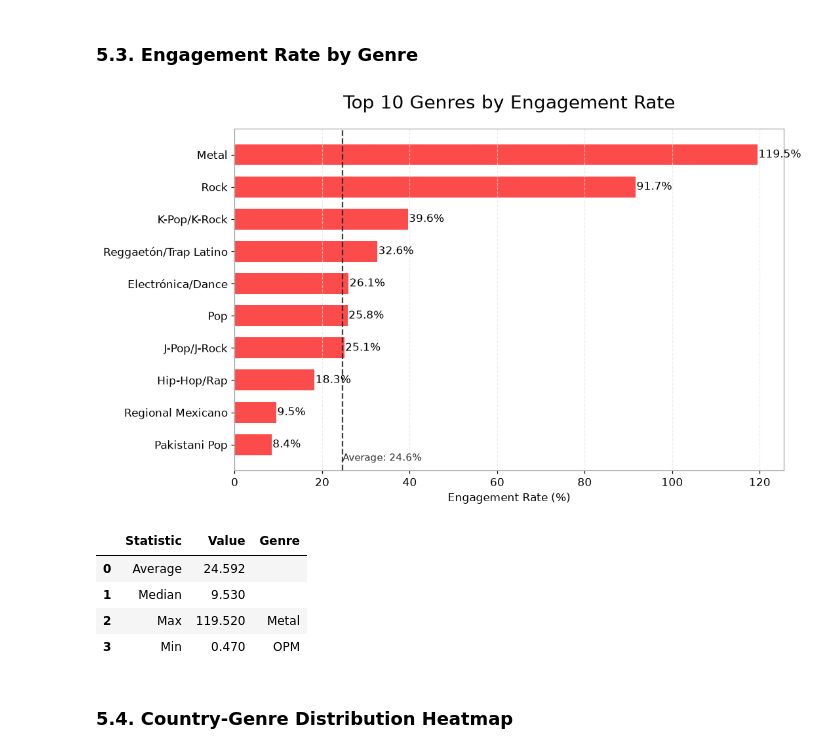
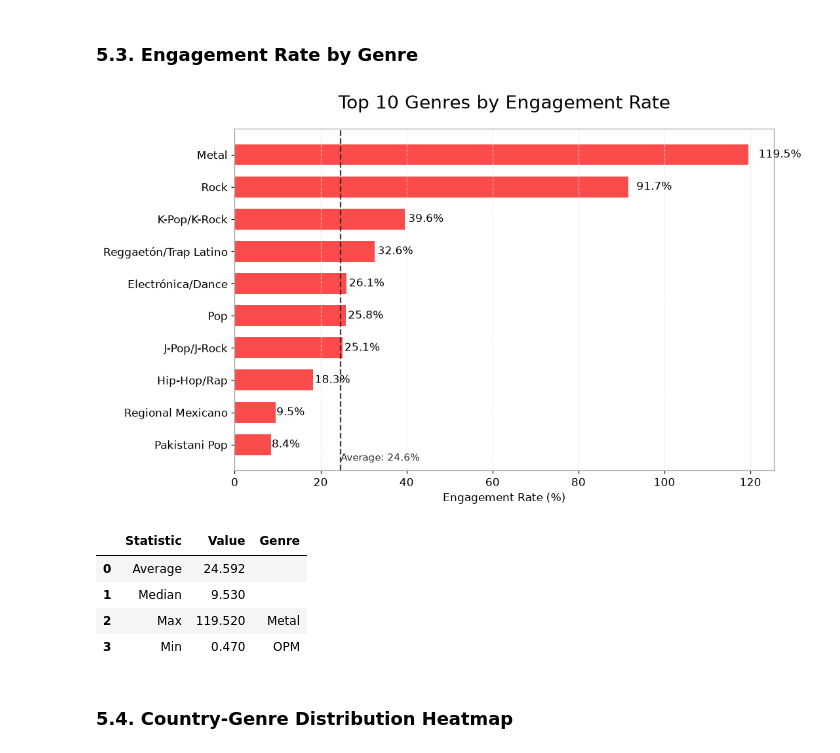
Before and after one commit to adroguetth/youtube-music-charts-intelligence, a Jupyter notebook: notebook_en/weekly/youtube_charts_2026-W46.ipynb, the cells around one changed output. Drawn from its saved outputs; the diff is of its cells as text; code cells hidden in the pictures.

```diff
--- a/notebook_en/weekly/youtube_charts_2026-W46.ipynb
+++ b/notebook_en/weekly/youtube_charts_2026-W46.ipynb
@@ -342,7 +427,18 @@ Top 5 by likes:
 # %% [markdown]
 ## 5. Genre Analysis
 # %%
-genre_stats = (df.groupby('macro_genre').agg(total_songs=('track_name', 'count'), total_views=('views', 'sum'), total_likes=('likes', 'sum'), avg_views=('views', 'mean'), avg_likes=('likes', 'mean')).reset_index().sort_values('total_songs', ascending=False))
+genre_stats = (df
+    .groupby('macro_genre')
+    .agg(
+        total_songs=('track_name', 'count'),
+        total_views=('views', 'sum'),
+        total_likes=('likes', 'sum'),
+        avg_views=('views', 'mean'),
+        avg_likes=('likes', 'mean')
+    )
+    .reset_index()
+    .sort_values('total_songs', ascending=False))
+
 genre_stats['engagement_rate'] = (genre_stats['total_likes'] / genre_stats['total_views'] * 100).round(2).fillna(0)
 display(genre_stats.head(10)[['macro_genre', 'total_songs', 'engagement_rate']])
 # %% [output]
@@ -384,24 +494,36 @@ plt.tight_layout(); plt.show()
 ### 5.3. Engagement Rate by Genre
 # %%
 engagement_chart = genre_stats.sort_values('engagement_rate', ascending=False).head(10)
+
 fig, ax = plt.subplots(figsize=(10, 6))
 fig.patch.set_facecolor(YT_BG); ax.set_facecolor(YT_BG)
-bars = ax.barh(engagement_chart['macro_genre'], engagement_chart['engagement_rate'], color=YT_RED, edgecolor='none', height=0.65)
+
+bars = ax.barh(engagement_chart['macro_genre'], engagement_chart['engagement_rate'],
+               color=YT_RED, edgecolor='none', height=BAR_HEIGHT)
+
 ax.set_xlabel('Engagement Rate (%)', fontsize=11, color=YT_TEXT)
-ax.set_title('Top 10 Genres by Engagement Rate', fontsize=18, color=YT_TEXT, loc='center', pad=20)
+ax.set_title('Top 10 Genres by Engagement Rate', fontsize=TITLE_FONT_SIZE, color=YT_TEXT, loc='center', pad=20)
 ax.invert_yaxis()
-for spine in ax.spines.values(): spine.set_color(BORDER_COLOR); spine.set_linewidth(0.8)
-ax.tick_params(colors=YT_TEXT, labelsize=11)
-ax.xaxis.grid(True, color=YT_GRID, linestyle='--', alpha=0.7)
-for bar, val in zip(bars, engagement_chart['engagement_rate']): ax.text(val + 0.2, bar.get_y() + bar.get_height()/2, f'{val:.1f}%', va='center', fontsize=11, color=YT_TEXT)
+
+style_axes(ax, grid_axis='x')
+add_bar_labels(ax, fmt='{:.1f}', suffix='%', horizontal=True)
+
 avg_engagement = genre_stats['engagement_rate'].mean()
 ax.axvline(x=avg_engagement, color=YT_DARK_GREY, linestyle='--', linewidth=1.5, alpha=0.9)
-ax.text(avg_engagement + 0.1, len(engagement_chart) - 0.5, f'Average: {avg_engagement:.1f}%', fontsize=10, color=YT_DARK_GREY)
+ax.text(avg_engagement + 0.1, len(engagement_chart) - 0.5, f'Average: {avg_engagement:.1f}%',
+        fontsize=10, color=YT_DARK_GREY)
+
 plt.tight_layout(); plt.show()
-stats_summary = pd.DataFrame({'Statistic': ['Average', 'Median', 'Max', 'Min'], 'Value': [avg_engagement, genre_stats['engagement_rate'].median(), genre_stats['engagement_rate'].max(), genre_stats['engagement_rate'].min()], 'Genre': ['', '', genre_stats.loc[genre_stats['engagement_rate'].idxmax(), 'macro_genre'], genre_stats.loc[genre_stats['engagement_rate'].idxmin(), 'macro_genre']]})
+
+# Summary table
+stats_summary = pd.DataFrame({
+    'Statistic': ['Average', 'Median', 'Max', 'Min'],
+    'Value': [avg_engagement, genre_stats['engagement_rate'].median(), genre_stats['engagement_rate'].max(), genre_stats['engagement_rate'].min()],
+    'Genre': ['', '', genre_stats.loc[genre_stats['engagement_rate'].idxmax(), 'macro_genre'], genre_stats.loc[genre_stats['engagement_rate'].idxmin(), 'macro_genre']]
+})
 display(stats_summary)
 # %% [output]
-[figure, old version]
+[figure, new version]
 |  | Statistic | Value | Genre |
 | 0 | Average | 24.592 |  |
 | 1 | Median | 9.530 |  |
```
Also changed, not shown: parts of 20 cells of this notebook, 1 other file.
